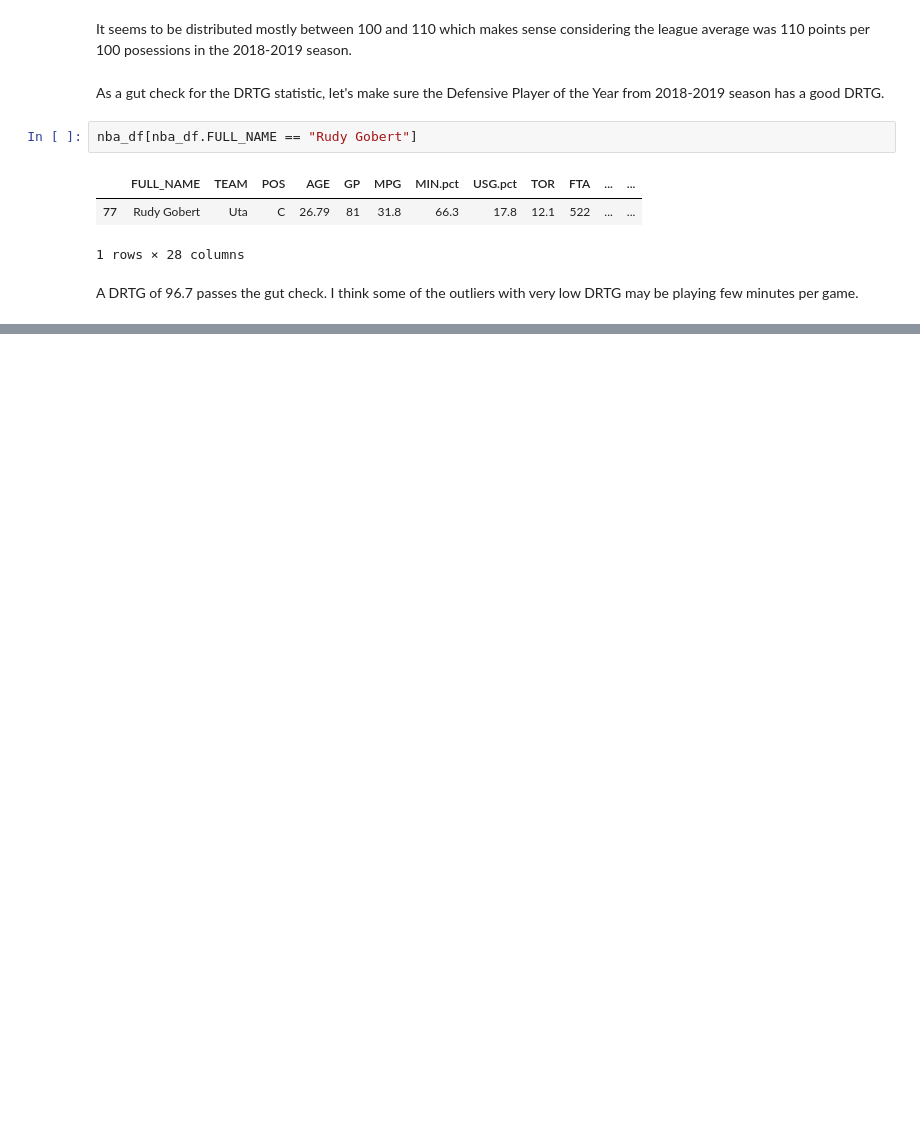
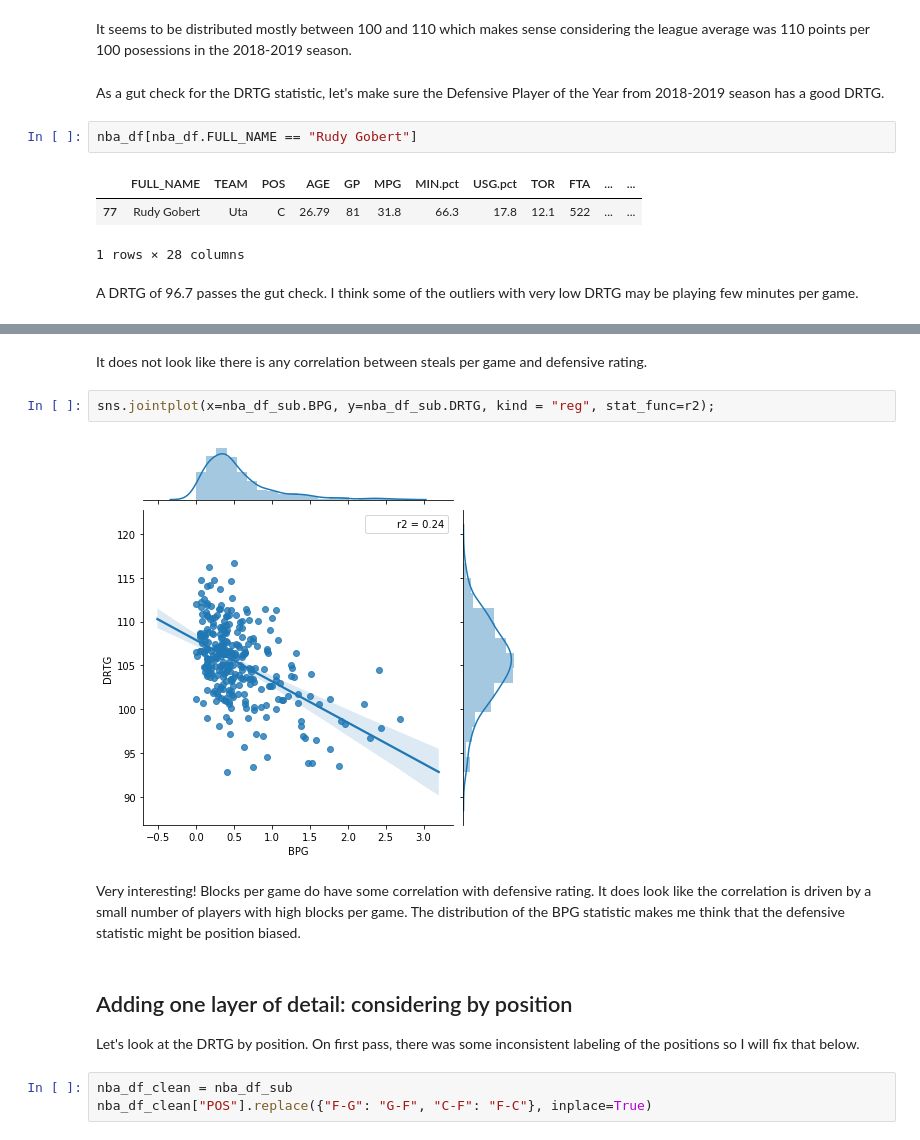
Before and after one commit to ryland-mortlock/final-project, a Jupyter notebook: final-project.ipynb, the cells around one changed output, grey strips where cells are left out. Saved outputs shown, nothing was run; the diff lists cells and outputs as text; blank space fills up the shorter version.

```diff
--- a/final-project.ipynb
+++ b/final-project.ipynb
@@ -110,0 +132,14 @@ nba_df.plot(x = "MPG", y = "DRTG", style = 'o')
+# %% [markdown]
+It does not look like there is any correlation between steals per game and defensive rating.
+# %%
+sns.jointplot(x=nba_df_sub.BPG, y=nba_df_sub.DRTG, kind = "reg", stat_func=r2);
+# %% [output]
+[figure, added]
+# %% [markdown]
+Very interesting! Blocks per game do have some correlation with defensive rating. It does look like the correlation is driven by a small number of players with high blocks per game. The distribution of the BPG statistic makes me think that the defensive statistic might be position biased.
+# %% [markdown]
+## Adding one layer of detail: considering by position
+Let's look at the DRTG by position. On first pass, there was some inconsistent labeling of the positions so I will fix that below. <br>
+# %%
+nba_df_clean = nba_df_sub
+nba_df_clean["POS"].replace({"F-G": "G-F", "C-F": "F-C"}, inplace=True)
```
Also changed, not shown: parts of 21 cells of this notebook, 2 other files.
